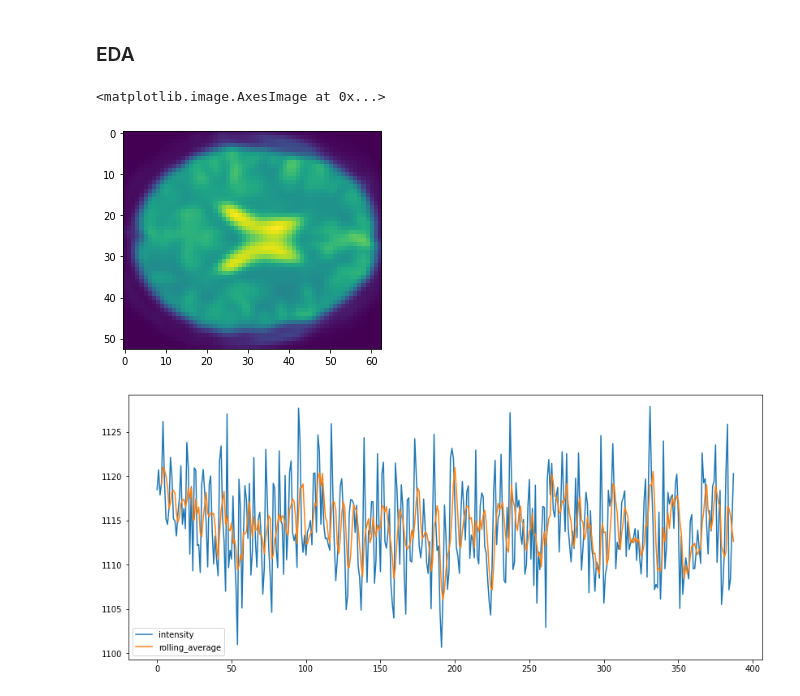
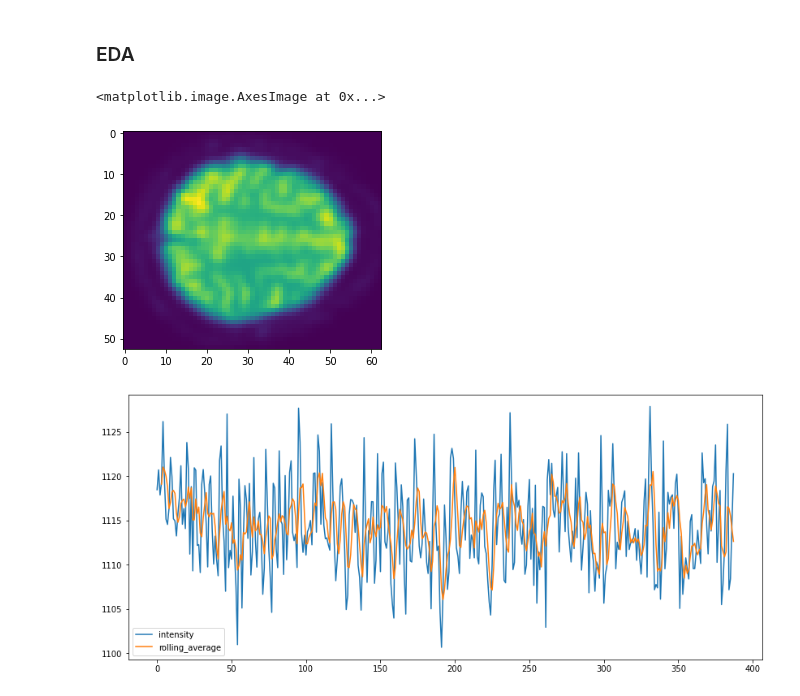
Before and after one commit to claire-lugrin/big_data_fmri, a Jupyter notebook: import_fMRI_image.ipynb, the cells around one changed output. Saved outputs shown, nothing was run; the diff lists cells and outputs as text; code cells hidden in the pictures.

```diff
--- a/import_fMRI_image.ipynb
+++ b/import_fMRI_image.ipynb
@@ -205,10 +204,10 @@ x,  y,  z,  time
 # %% [markdown]
 ### EDA
 # %%
-plt.imshow(data[:,:,30,2])
+plt.imshow(data[:,:,40,2])
 # %% [output]
 <matplotlib.image.AxesImage at 0x...>
-[figure, old version]
+[figure, new version]
 # %%
 # Plotting mean intensity of a region of the brain over all timepoints
 ts_mean = [data[20:30,20:30,30,i].mean() for i in range(data.shape[-1])]
```
Also changed, not shown: parts of 26 cells of this notebook.
